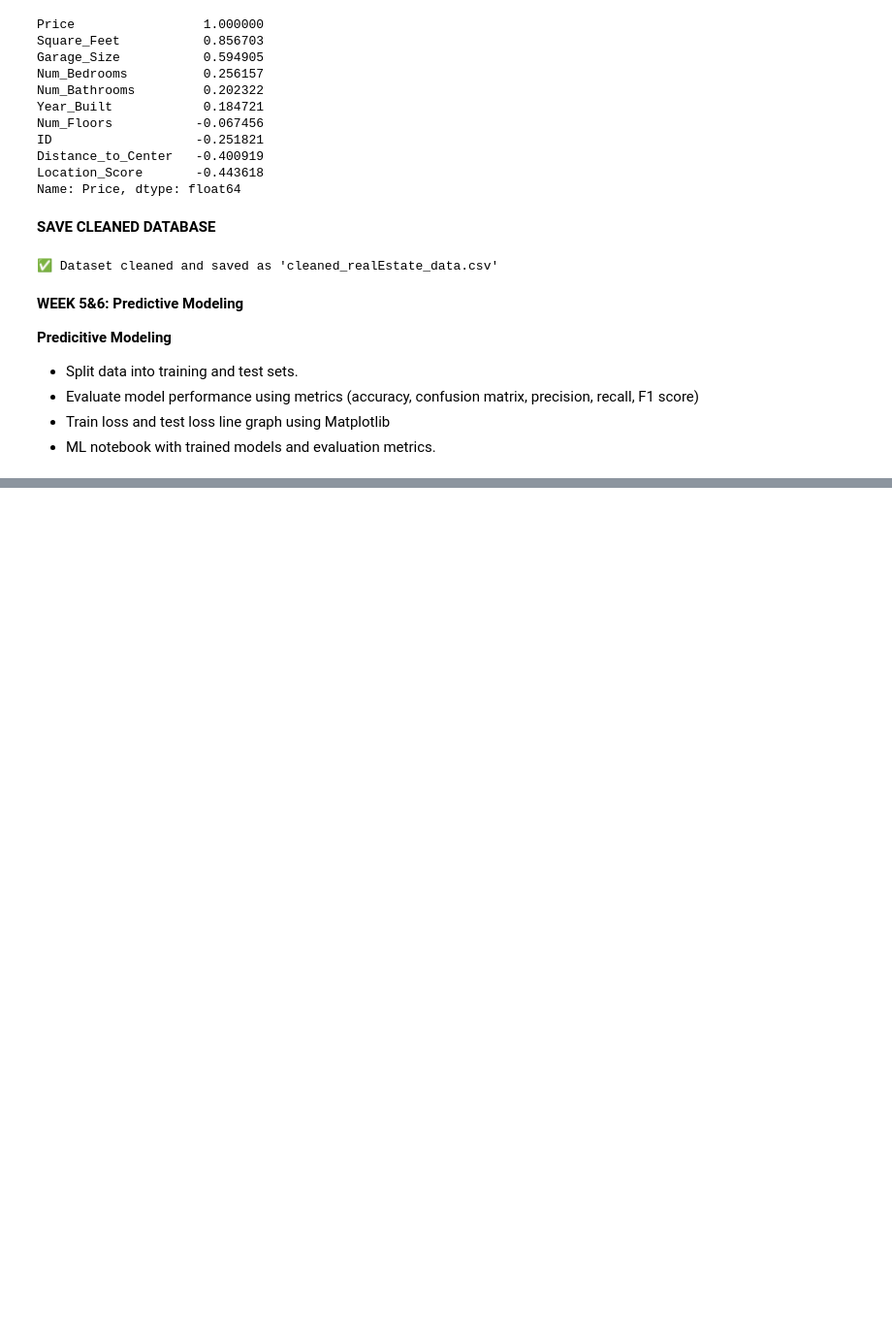
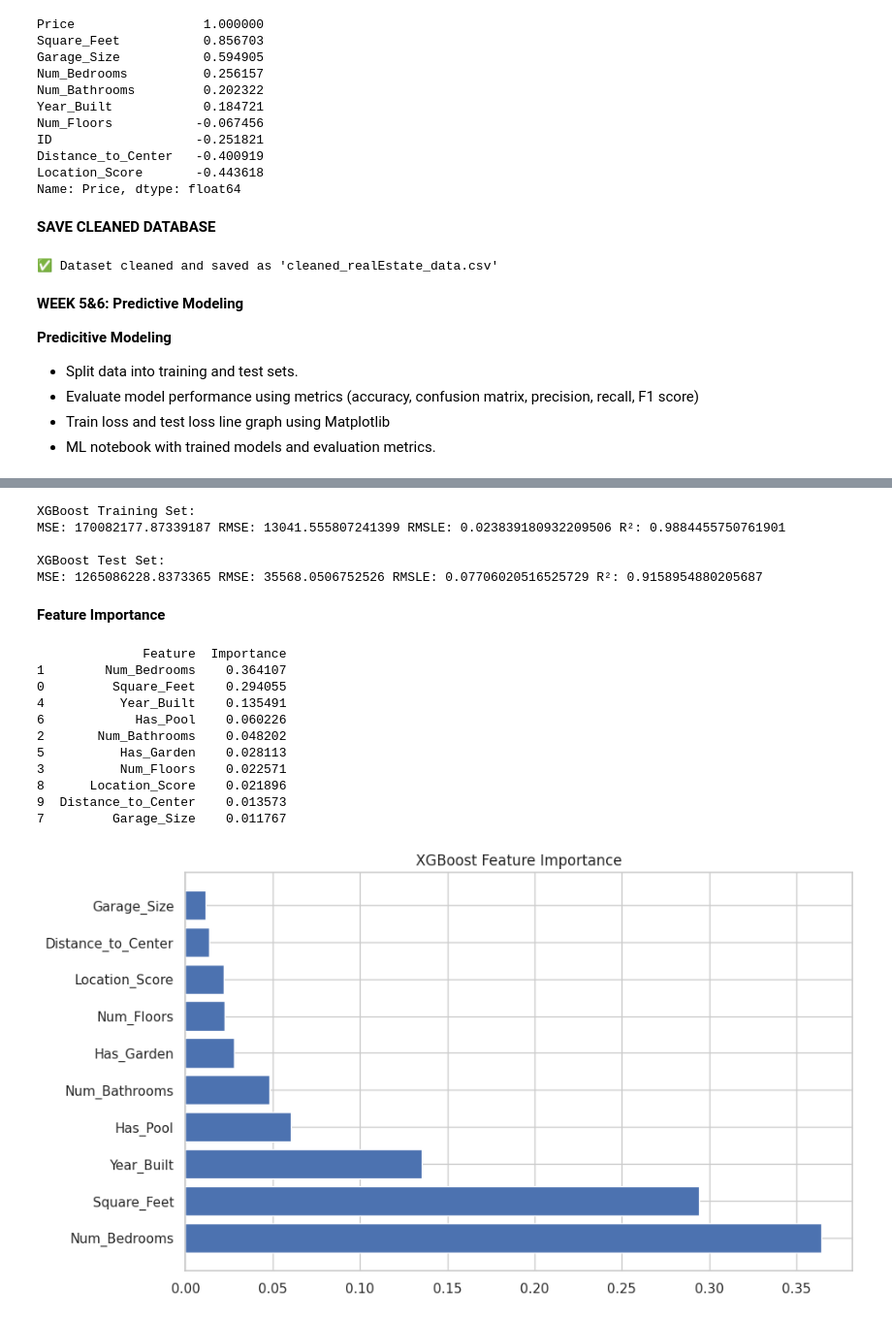
Before and after one commit to Melaniekoller/house_prices_regression, a Jupyter notebook: notebooks/house_prices_analysis.ipynb, the cells around one changed output, grey strips where cells are left out. Shown at 97% size. Cells and saved outputs as stored; diff of their text form; code cells hidden in the pictures; blank space fills up the shorter version.

```diff
--- a/notebooks/house_prices_analysis.ipynb
+++ b/notebooks/house_prices_analysis.ipynb
@@ -975,0 +1226,10 @@ score)
+# %%
+# Use the same train/test split as before.
+# You can optionally use scaled features, but XGBoost handles different feature scales well, so raw features are okay.
+
+X_train_gb = X_train_scaled.copy()  # or X_train_scaled
+X_test_gb = X_test_scaled.copy()
+y_train_gb = y_train
+y_test_gb = y_test
+
+# some models no need to scale values. Is that the case for XG boost.
@@ -975,0 +1238,15 @@ score)
+# %%
+# Initialize model
+xgb_model = xgb.XGBRegressor(
+    n_estimators=100,   # number of trees
+    learning_rate=0.1,  # step size
+    max_depth=3,        # max depth of trees
+    random_state=42
+)
+
+# Fit model
+xgb_model.fit(X_train_gb, y_train_gb)
+
+# Predict
+y_train_pred_gb = xgb_model.predict(X_train_gb)
+y_test_pred_gb = xgb_model.predict(X_test_gb)
@@ -975,0 +1255,55 @@ score)
+# %%
+# Training metrics
+train_mse_gb = mean_squared_error(y_train_gb, y_train_pred_gb)
+train_rmse_gb = np.sqrt(train_mse_gb)
+train_rmsle_gb = np.sqrt(mean_squared_log_error(y_train_gb, y_train_pred_gb))
+train_r2_gb = r2_score(y_train_gb, y_train_pred_gb)
+
+# Test metrics
+test_mse_gb = mean_squared_error(y_test_gb, y_test_pred_gb)
+test_rmse_gb = np.sqrt(test_mse_gb)
+test_rmsle_gb = np.sqrt(mean_squared_log_error(y_test_gb, y_test_pred_gb))
+test_r2_gb = r2_score(y_test_gb, y_test_pred_gb)
+
+print("XGBoost Training Set:")
+print("MSE:", train_mse_gb, "RMSE:", train_rmse_gb, "RMSLE:", train_rmsle_gb, "R²:", train_r2_gb)
+
+print("\nXGBoost Test Set:")
+print("MSE:", test_mse_gb, "RMSE:", test_rmse_gb, "RMSLE:", test_rmsle_gb, "R²:", test_r2_gb)
+# %% [output]
+XGBoost Training Set:
+MSE: 170082177.87339187 RMSE: 13041.555807241399 RMSLE: 0.023839180932209506 R²: 0.9884455750761901
+
+XGBoost Test Set:
+MSE: 1265086228.8373365 RMSE: 35568.0506752526 RMSLE: 0.07706020516525729 R²: 0.9158954880205687
+# %% [markdown]
+**Feature Importance**
+# %%
+feature_names = X.columns
+
+# model coeffiecient
+feature_importance = pd.DataFrame({
+    "Feature": feature_names,
+    "Importance": xgb_model.feature_importances_
+}).sort_values(by="Importance", ascending=False)
+
+print(feature_importance)
+
+# Optional bar chart
+plt.figure(figsize=(10,6))
+plt.barh(feature_importance["Feature"], feature_importance["Importance"])
+plt.title("XGBoost Feature Importance")
+plt.show()
+# %% [output]
+              Feature  Importance
+1        Num_Bedrooms    0.364107
+0         Square_Feet    0.294055
+4          Year_Built    0.135491
+6            Has_Pool    0.060226
+2       Num_Bathrooms    0.048202
+5          Has_Garden    0.028113
+3          Num_Floors    0.022571
+8      Location_Score    0.021896
+9  Distance_to_Center    0.013573
+7         Garage_Size    0.011767
+[figure, added]
```
Also changed, not shown: parts of 46 cells of this notebook.
